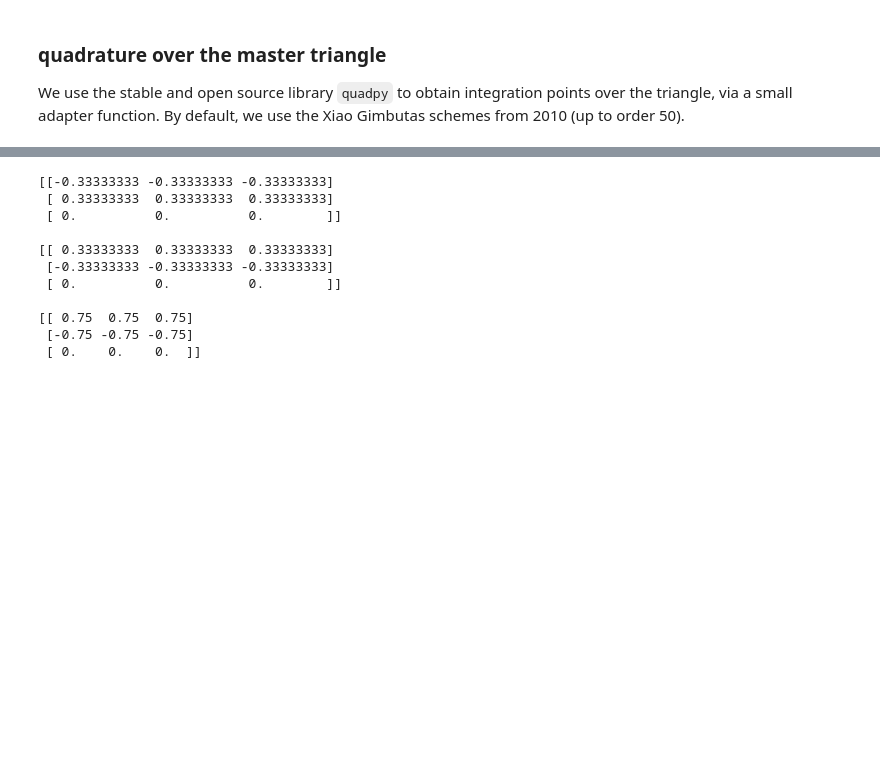
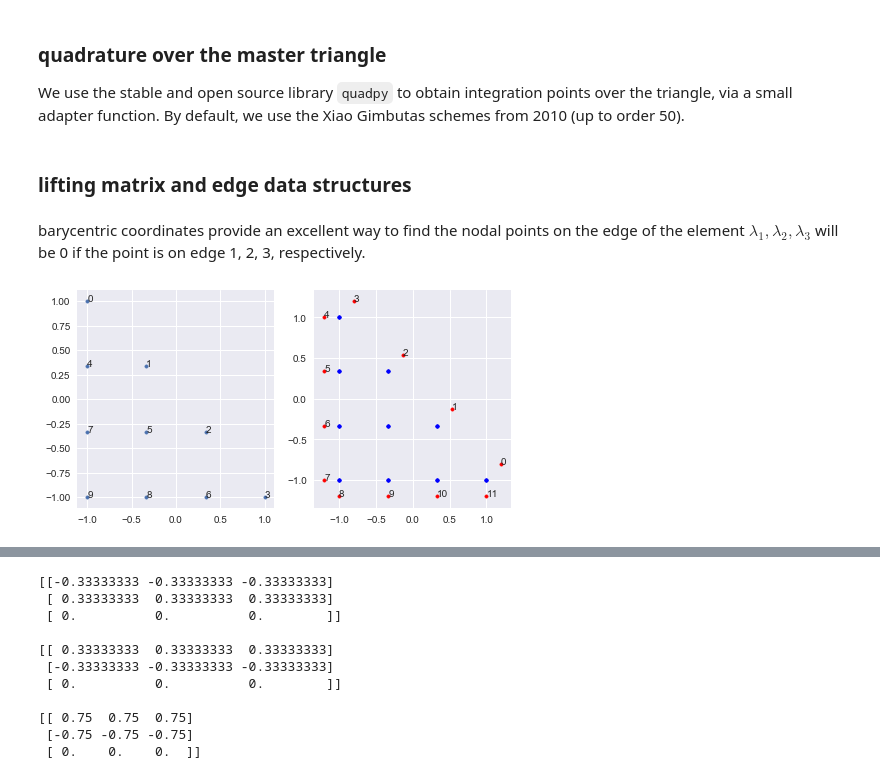
Before and after one commit to CorbinFoucart/FEMexperiment, a Jupyter notebook: codes/tutorial/2D_basis_and_master_elements.ipynb, the cells around one changed output, grey strips where cells are left out. Drawn from its saved outputs; the diff is of its cells as text; code cells hidden in the pictures; blank space fills up the shorter version.

```diff
--- a/codes/tutorial/2D_basis_and_master_elements.ipynb
+++ b/codes/tutorial/2D_basis_and_master_elements.ipynb
@@ -14,8 +14,8 @@ import seaborn as sns
 import cmocean as cmo
 sns.set()
 %matplotlib inline
-%config InlineBackend.figure_format = 'retina'
-mpl.rcParams['figure.dpi']= 100
+#%config InlineBackend.figure_format = 'retina'
+#mpl.rcParams['figure.dpi']= 100
 # %%
 %load_ext autoreload
 %autoreload 2
@@ -638,0 +675,33 @@ class Master2DTriangle(Master2D):
+# %% [markdown]
+### lifting matrix and edge data structures
+# %% [markdown]
+barycentric coordinates provide an excellent way to find the nodal points on the edge of the element $\lambda_1, \lambda_2, \lambda_3$ will be 0 if the point is on edge 1, 2, 3, respectively.
+# %%
+mt = Master2DTriangle(p=3, nodal_locations='UNIFORM')
+xn, yn = mt.nodal_pts.T
+
+# draw the interior nodes
+fig = plt.figure(figsize=(12,4))
+ax = fig.add_subplot(1, 3, 1)
+ax.scatter(xn, yn, s=12)
+for idx, (xn, yn) in enumerate(mt.nodal_pts):
+    ax.annotate(idx, (xn, yn))
+
+# draw the element edge space nodes
+ax = fig.add_subplot(1, 3, 2)
+shift = 0.2
+counter = 0
+for edge, ids_ed in enumerate(mt.ids_ed):
+    nx, ny = mt.edge_normals[edge].T
+    edx, edy = mt.nodal_pts[ids_ed, :].T
+    edx += shift * nx
+    edy += shift * ny
+    ax.scatter(edx, edy, c='r', s=12)
+    for n in range(len(ids_ed)):
+        ax.annotate(counter, (edx[n], edy[n]))
+        counter += 1
+    ax.scatter(mt.nodal_pts[:,0], mt.nodal_pts[:,1], c='b', s=12)
+
+plt.show()
+# %% [output]
+[figure, added]
```
Also changed, not shown: parts of 10 cells of this notebook, 1 other file.
